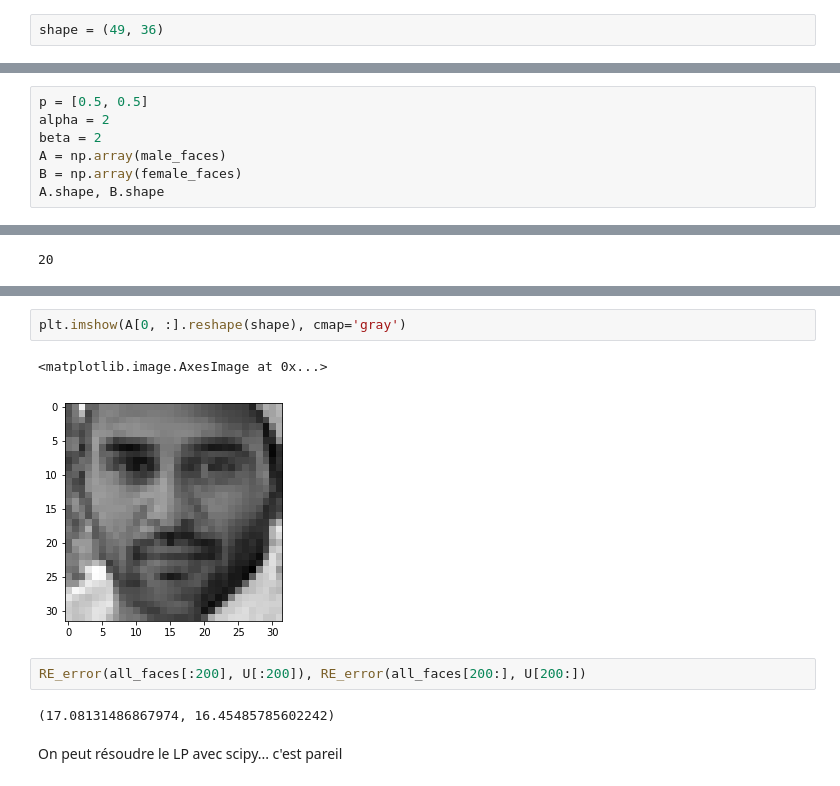
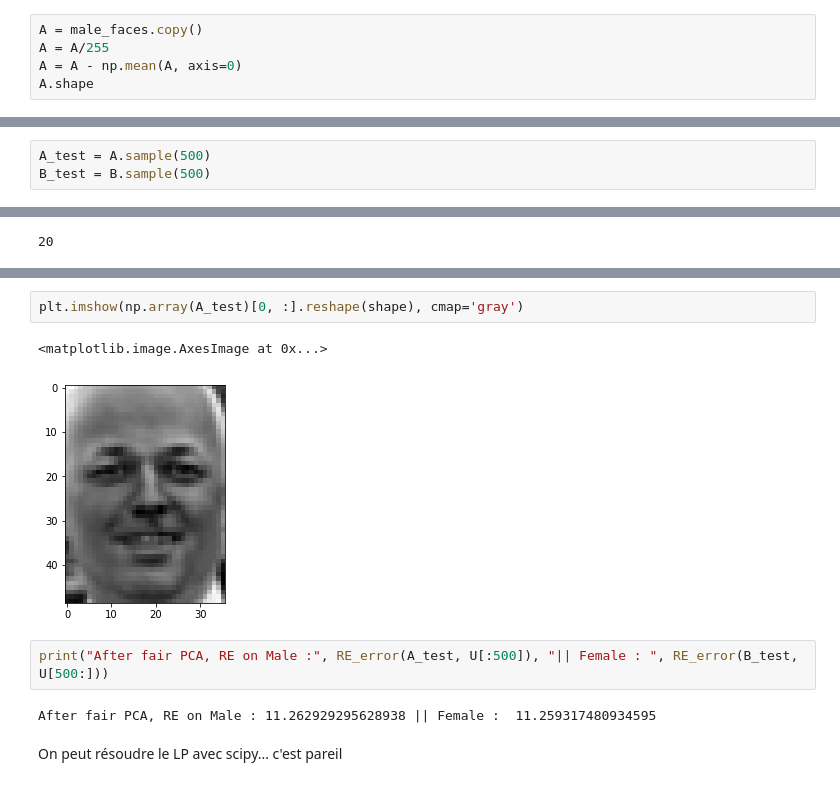
Before and after one commit to mehdibnc/Fair_PCA, a Jupyter notebook: Fair_PCA.ipynb, the cells around one changed output, grey strips where cells are left out. Saved outputs shown, nothing was run; the diff lists cells and outputs as text.

```diff
--- a/Fair_PCA.ipynb
+++ b/Fair_PCA.ipynb
@@ -107,2 +133,5 @@ all_faces.shape
-# %%
-shape = (49, 36)
+# %%
+A = male_faces.copy()
+A = A/255
+A = A - np.mean(A, axis=0)
+A.shape
@@ -220,10 +283,3 @@ def oracle(p, alpha, beta, A, B):
     z1 = alpha - (1/m1) * frob_innerproduct(A.T @ A, P)
     z2 = beta - (1/m2) * frob_innerproduct(B.T @ B, P)
     return P, z1, z2
-# %%
-p = [0.5, 0.5]
-alpha = 2
-beta = 2
-A = np.array(male_faces)
-B = np.array(female_faces)
-A.shape, B.shape
@@ -390,4 +434,7 @@ def fair_PCA(A, B, d):
     #Finally construct U (pca matrix)
     U = np.concatenate((A, B)) @ P_star
     return U
+# %%
+A_test = A.sample(500)
+B_test = B.sample(500)
 # %%
@@ -431,12 +473,12 @@ plt.imshow(U[0, :].reshape(shape), cmap='gray')
 # %%
-plt.imshow(A[0, :].reshape(shape), cmap='gray')
+plt.imshow(np.array(A_test)[0, :].reshape(shape), cmap='gray')
 # %% [output]
 <matplotlib.image.AxesImage at 0x...>
-[figure, old version]
+[figure, new version]
-# %%
-RE_error(all_faces[:200], U[:200]), RE_error(all_faces[200:], U[200:])
-# %% [output]
-(17.08131486867974, 16.45485785602242)
+# %%
+print("After fair PCA, RE on Male :", RE_error(A_test, U[:500]), "|| Female : ", RE_error(B_test, U[500:]))
+# %% [output]
+After fair PCA, RE on Male : 11.262929295628938 || Female :  11.259317480934595
 # %% [markdown]
 On peut résoudre le LP avec scipy... c'est pareil
 # %%
```
Also changed, not shown: parts of 29 cells of this notebook.
